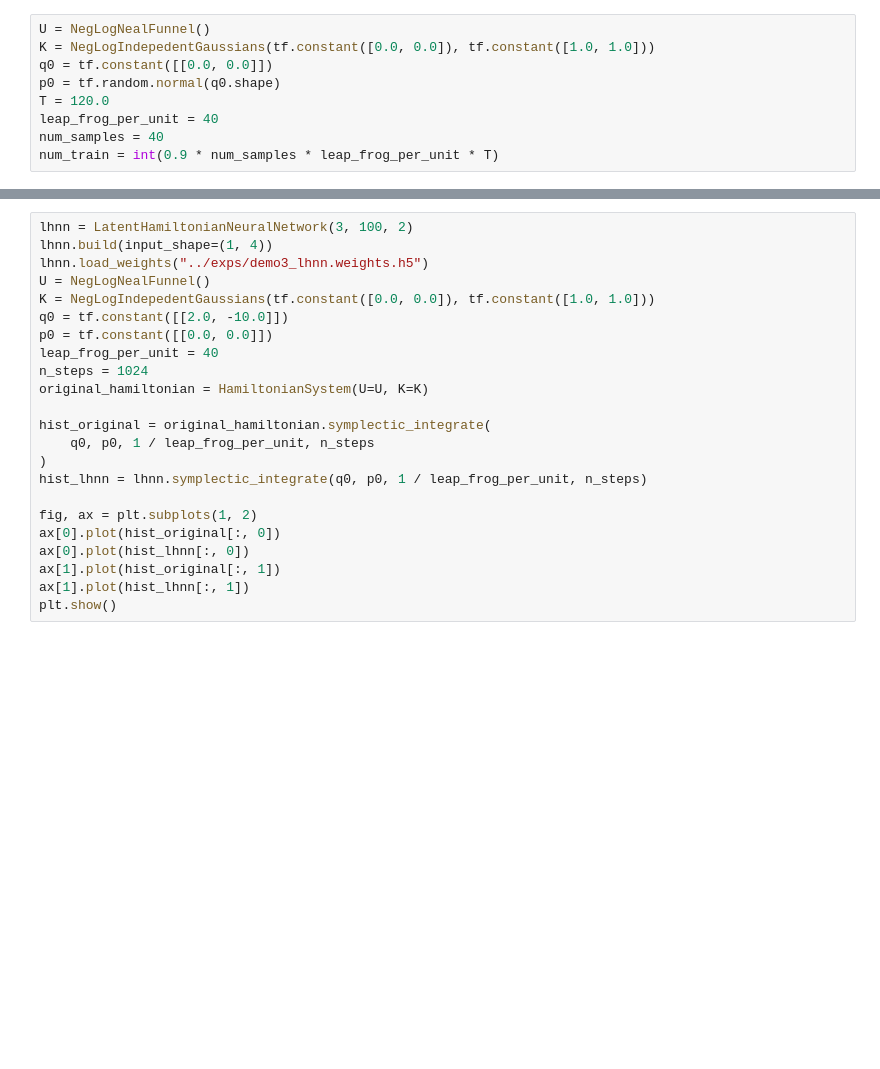
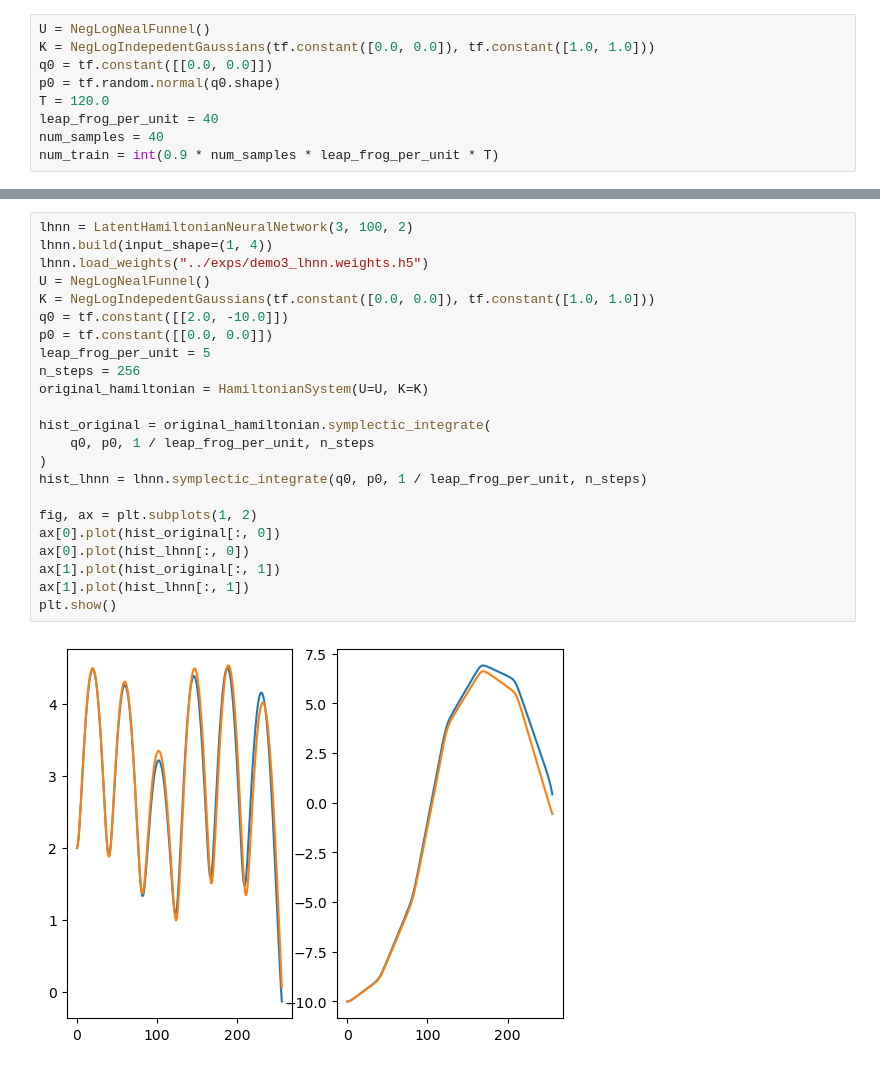
Before and after one commit to shuohaopolyu/2025_TimeSeries_RL_Internship, a Jupyter notebook: question1_part1/demo/demo3_neal_funnel_density_2d.ipynb, the cells around one changed output, grey strips where cells are left out. Saved outputs shown, nothing was run; the diff lists cells and outputs as text; blank space fills up the shorter version.

```diff
--- a/question1_part1/demo/demo3_neal_funnel_density_2d.ipynb
+++ b/question1_part1/demo/demo3_neal_funnel_density_2d.ipynb
@@ -41,24 +60,26 @@ train_hist, test_hist = lhnn.train(
 # %%
 lhnn = LatentHamiltonianNeuralNetwork(3, 100, 2)
 lhnn.build(input_shape=(1, 4))
 lhnn.load_weights("../exps/demo3_lhnn.weights.h5")
 U = NegLogNealFunnel()
 K = NegLogIndepedentGaussians(tf.constant([0.0, 0.0]), tf.constant([1.0, 1.0]))
 q0 = tf.constant([[2.0, -10.0]])
 p0 = tf.constant([[0.0, 0.0]])
-leap_frog_per_unit = 40
-n_steps = 1024
+leap_frog_per_unit = 5
+n_steps = 256
 original_hamiltonian = HamiltonianSystem(U=U, K=K)
 
 hist_original = original_hamiltonian.symplectic_integrate(
     q0, p0, 1 / leap_frog_per_unit, n_steps
 )
 hist_lhnn = lhnn.symplectic_integrate(q0, p0, 1 / leap_frog_per_unit, n_steps)
 
 fig, ax = plt.subplots(1, 2)
 ax[0].plot(hist_original[:, 0])
 ax[0].plot(hist_lhnn[:, 0])
 ax[1].plot(hist_original[:, 1])
 ax[1].plot(hist_lhnn[:, 1])
 plt.show()
+# %% [output]
+[figure, added]
 # %%
```
Also changed, not shown: parts of 5 cells of this notebook, 14 other files.
